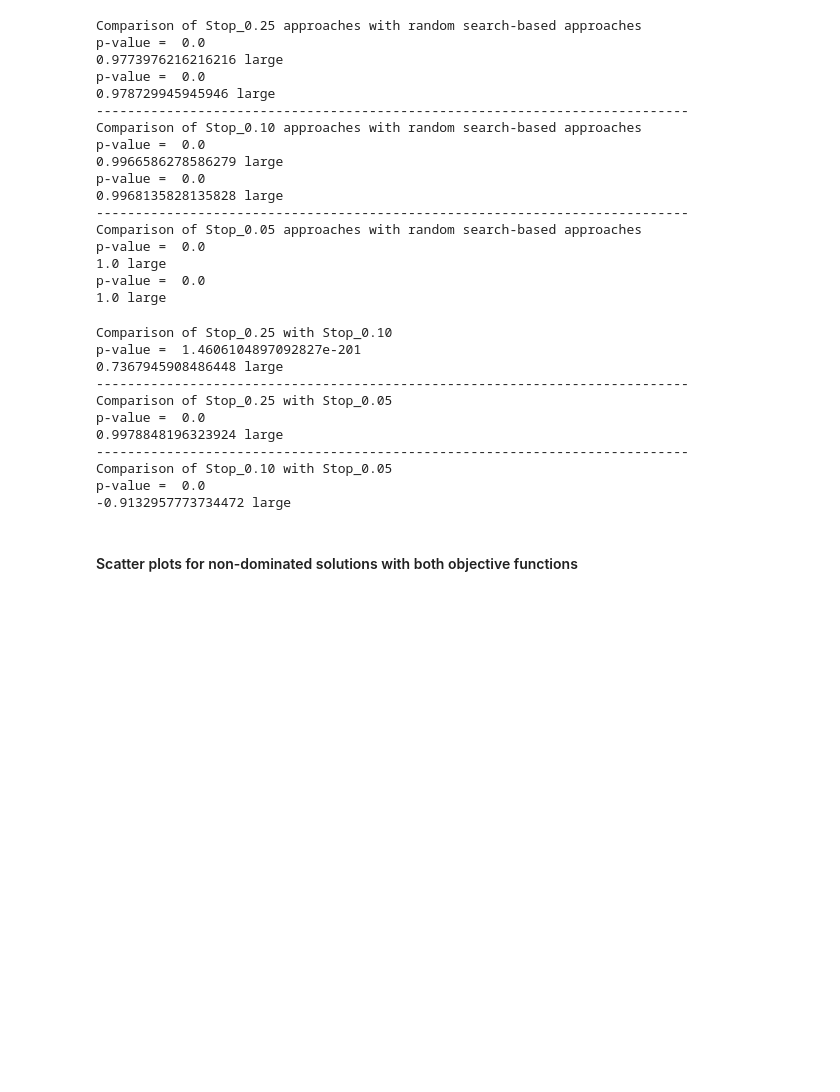
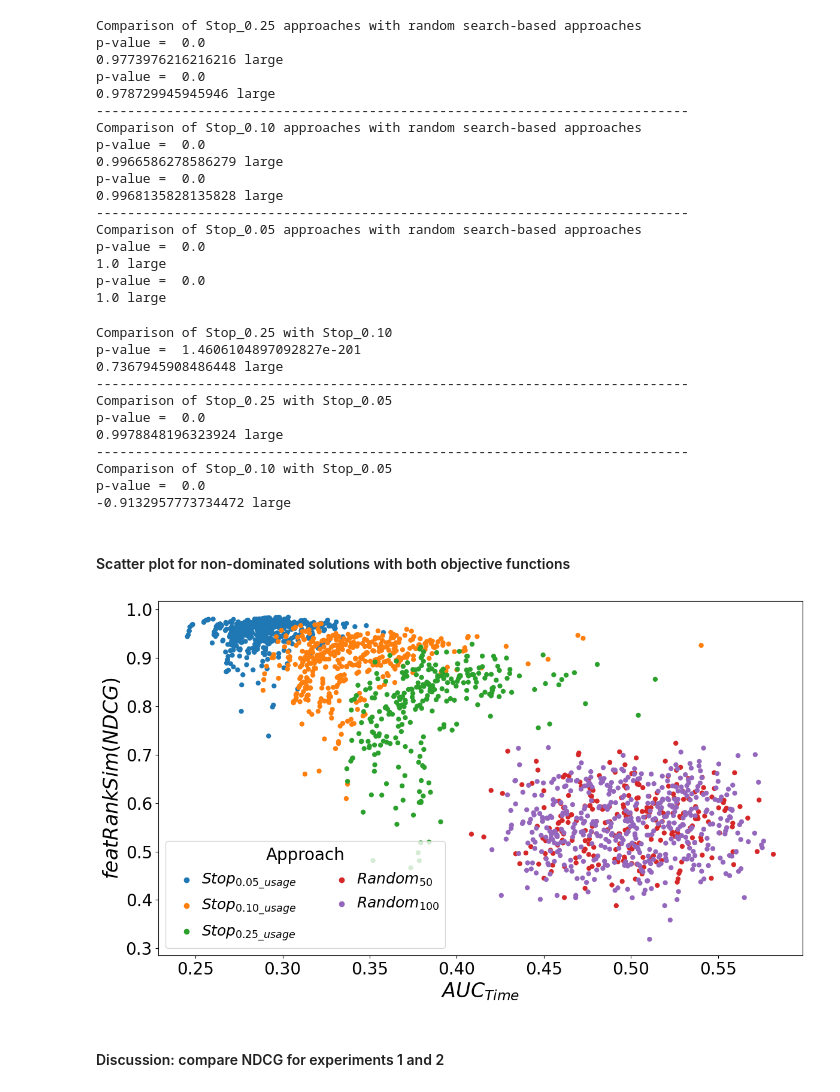
Before and after one commit to asgaardlab/natural-language-test-prioritization, a Jupyter notebook: multi-objective-optimization-experiments/moo-genetic_algorithm.ipynb, the cells around one changed output. Saved outputs shown, nothing was run; the diff lists cells and outputs as text; code cells hidden in the pictures; blank space fills up the shorter version.

Commit message:
add plot for NDCG comparison

```diff
--- a/multi-objective-optimization-experiments/moo-genetic_algorithm.ipynb
+++ b/multi-objective-optimization-experiments/moo-genetic_algorithm.ipynb
@@ -2283,4 +2283,62 @@ Comparison of Stop_0.10 with Stop_0.05
 p-value =  0.0
 -0.9132957773734472 large
 # %% [markdown]
-#### Scatter plots for non-dominated solutions with both objective functions
+#### Scatter plot for non-dominated solutions with both objective functions
+# %%
+# Add results from random approaches - Execute only once
+results_50_exec_thresh_50_exp_2_with_random = results_50_exec_thresh_50_exp_2.copy()
+new_index_add = len(results_50_exec_thresh_50_exp_2_with_random)
+
+for run in results_50_executions_random_50:
+    for res in run:
+        rank_score = (-1)*get_ranking_score_full_suite(res, true_relev, scaler_ndcg)
+        auc_time = get_cum_execution_time_full_suite(res)
+        results_50_exec_thresh_50_exp_2_with_random.loc[new_index_add] = [rank_score, auc_time, 'Random_50']
+        new_index_add += 1
+
+for run in results_50_executions_random_100:
+    for res in run:
+        rank_score = (-1)*get_ranking_score_full_suite(res, true_relev, scaler_ndcg)
+        auc_time = get_cum_execution_time_full_suite(res)
+        results_50_exec_thresh_50_exp_2_with_random.loc[new_index_add] = [rank_score, auc_time, 'Random_100']
+        new_index_add += 1
+
+
+fig = plt.figure(figsize=(12,7))
+ax = fig.subplots()
+
+# Sample data just to generate plots with fewer data points for the paper
+random_50_subset = results_50_exec_thresh_50_exp_2_with_random[results_50_exec_thresh_50_exp_2_with_random['approach']=='Random_50'].sample(frac=0.1, replace=False, random_state=2)
+random_100_subset = results_50_exec_thresh_50_exp_2_with_random[results_50_exec_thresh_50_exp_2_with_random['approach']=='Random_100'].sample(frac=0.1, replace=False, random_state=2)
+stop_005_subset = results_50_exec_thresh_50_exp_2_with_random[results_50_exec_thresh_50_exp_2_with_random['approach']=='Stop_005'].sample(frac=0.3, replace=False, random_state=2)
+stop_010_subset = results_50_exec_thresh_50_exp_2_with_random[results_50_exec_thresh_50_exp_2_with_random['approach']=='Stop_010'].sample(frac=0.3, replace=False, random_state=2)
+stop_025_subset = results_50_exec_thresh_50_exp_2_with_random[results_50_exec_thresh_50_exp_2_with_random['approach']=='Stop_025'].sample(frac=0.3, replace=False, random_state=9)
+
+data_plot = pd.concat([random_50_subset, random_100_subset, stop_005_subset, stop_010_subset, stop_025_subset])
+data_plot['feat_usage'] = data_plot['feat_usage'].apply(lambda x: x*-1) # multiply by (-1) for a more intuitive plot
+
+ax = sns.scatterplot(data=data_plot, x='exec_time', y='feat_usage', hue='approach', linewidth=0,
+                    hue_order = ["Stop_005", "Stop_010", "Stop_025", "Random_50", "Random_100"])
+
+# Plot configurations
+ax.set_xlabel("$AUC_{Time}$", fontsize = 24)
+ax.set_ylabel("$featRankSim (NDCG)$", fontsize = 24)
+ax.tick_params(axis="y", labelsize=20)
+ax.tick_params(axis="x", labelsize=20)
+
+legend = plt.legend(title="Approach", loc=0, fontsize=18, title_fontsize=20, fancybox=True, handletextpad=0,  ncol=2)
+
+# Set proper legend labels
+legend.get_texts()[0].set_text("$Stop_{0.05\_usage}$")
+legend.get_texts()[1].set_text("$Stop_{0.10\_usage}$")
+legend.get_texts()[2].set_text("$Stop_{0.25\_usage}$")
+legend.get_texts()[3].set_text("$Random_{50}$")
+legend.get_texts()[4].set_text("$Random_{100}$")
+
+# Save plot as PDF
+fig.tight_layout()
+fig.savefig("INSERT_PATH")
+# %% [output]
+[figure, added]
+# %% [markdown]
+#### Discussion: compare NDCG for experiments 1 and 2
```
Also changed, not shown: parts of 2 cells of this notebook.
